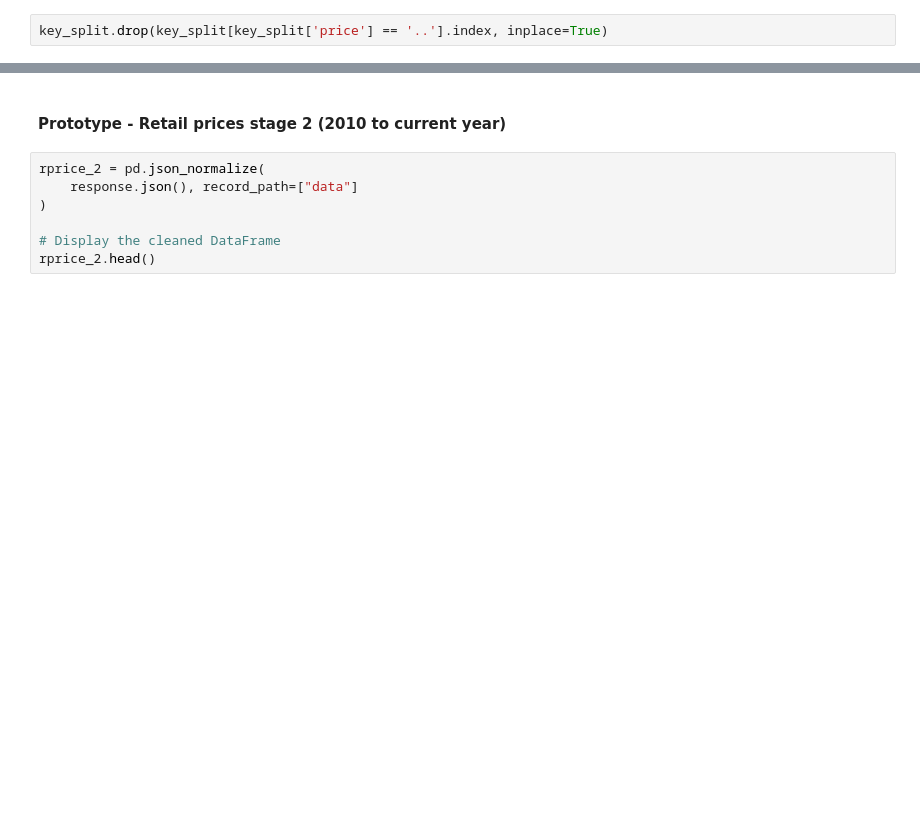
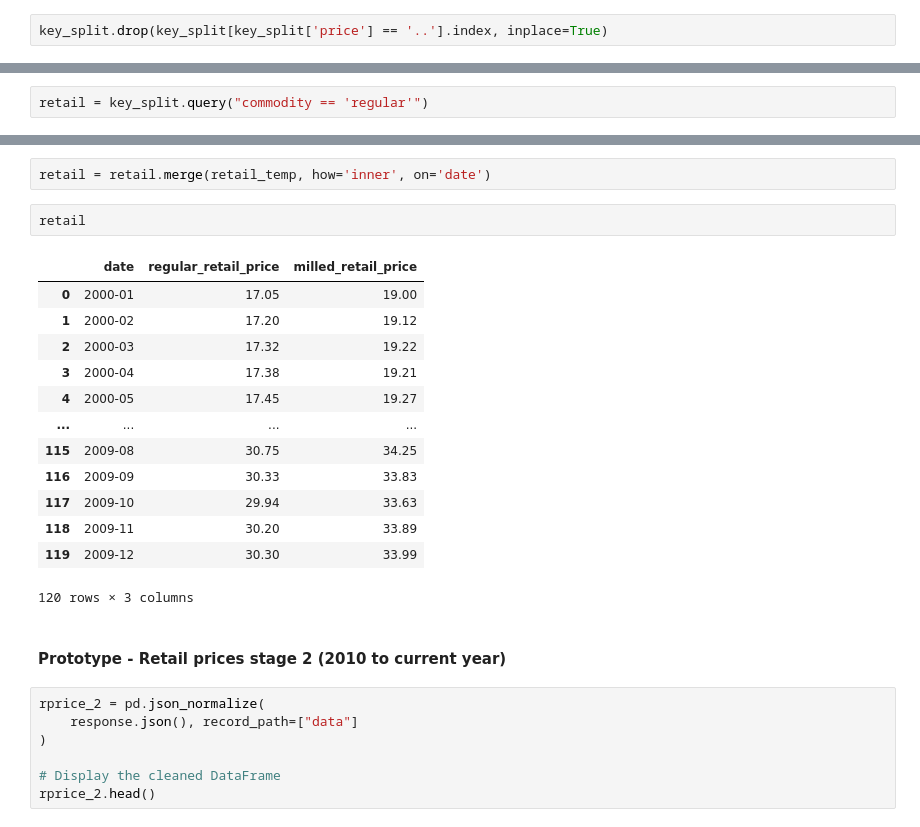
Before and after one commit to emmanresu/Thesis-Keras, a Jupyter notebook: prototype/requests_prototype.ipynb, the cells around one changed output, grey strips where cells are left out. Saved outputs shown, nothing was run; the diff lists cells and outputs as text; blank space fills up the shorter version.

```diff
--- a/prototype/requests_prototype.ipynb
+++ b/prototype/requests_prototype.ipynb
@@ -888,0 +887,2 @@ key_split
+# %%
+retail = key_split.query("commodity == 'regular'")
@@ -889,3 +906,21 @@ key_split
+# %%
+retail = retail.merge(retail_temp, how='inner', on='date')
+# %%
+retail
+# %% [output]
+|  | date | regular_retail_price | milled_retail_price |
+| 0 | 2000-01 | 17.05 | 19.00 |
+| 1 | 2000-02 | 17.20 | 19.12 |
+| 2 | 2000-03 | 17.32 | 19.22 |
+| 3 | 2000-04 | 17.38 | 19.21 |
+| 4 | 2000-05 | 17.45 | 19.27 |
+| ... | ... | ... | ... |
+| 115 | 2009-08 | 30.75 | 34.25 |
+| 116 | 2009-09 | 30.33 | 33.83 |
+| 117 | 2009-10 | 29.94 | 33.63 |
+| 118 | 2009-11 | 30.20 | 33.89 |
+| 119 | 2009-12 | 30.30 | 33.99 |
+120 rows × 3 columns
 # %% [markdown]
 #### Prototype - Retail prices stage 2 (2010 to current year)
 # %%
```
Also changed, not shown: parts of 5 cells of this notebook.
